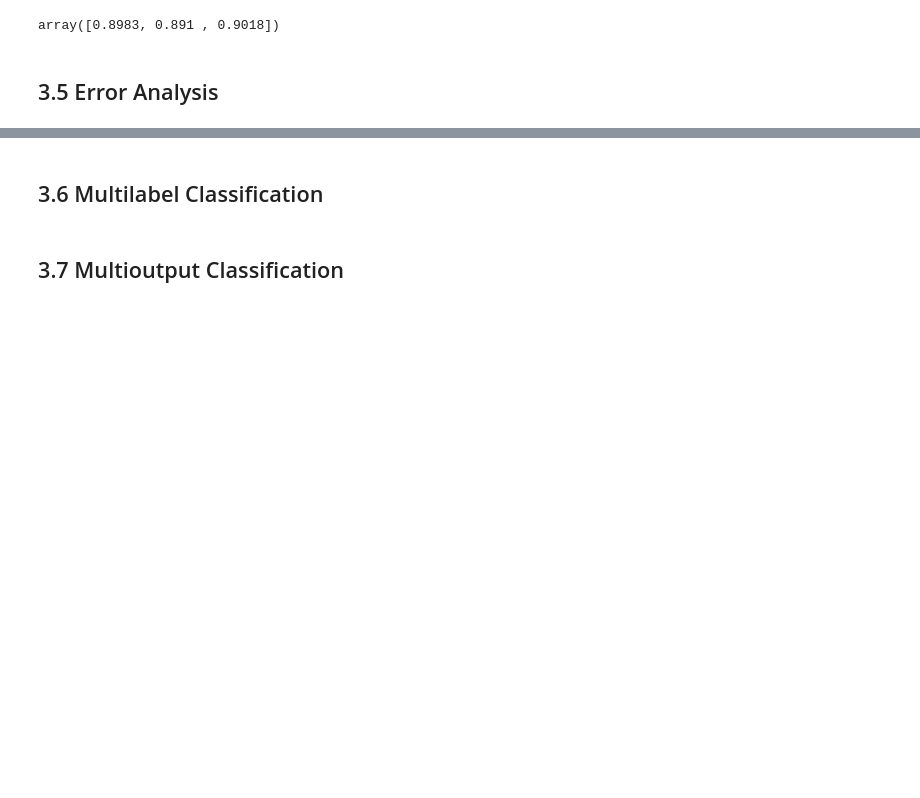
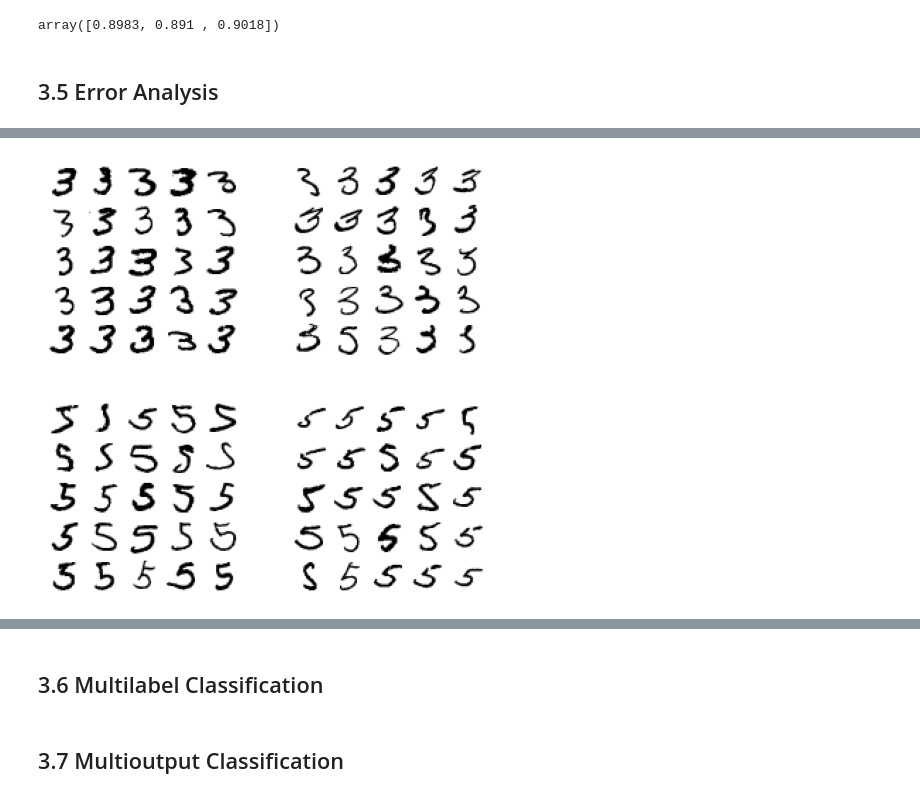
Before and after one commit to Brandon-Luong/Hands-On-Machine-Learning, a Jupyter notebook: 3-Classification.ipynb, the cells around one changed output, grey strips where cells are left out. Saved outputs shown, nothing was run; the diff lists cells and outputs as text; code cells hidden in the pictures; blank space fills up the shorter version.

```diff
--- a/3-Classification.ipynb
+++ b/3-Classification.ipynb
@@ -464,0 +521,36 @@ array([0.8983, 0.891 , 0.9018])
+# %%
+# COPIED FROM ACCOMPANYING JUPYTER NOTEBOOK
+# Added '.values' to .reshape as .reshape has been depreciated
+# Added _, and '.iterrows()' to iterate dataframe columns=_ and rows=instance
+
+# EXTRA
+def plot_digits(instances, images_per_row=10, **options):
+    size = 28
+    images_per_row = min(len(instances), images_per_row)
+    images = [instance.values.reshape(size,size) for _, instance in instances.iterrows()]
+    n_rows = (len(instances) - 1) // images_per_row + 1
+    row_images = []
+    n_empty = n_rows * images_per_row - len(instances)
+    images.append(np.zeros((size, size * n_empty)))
+    for row in range(n_rows):
+        rimages = images[row * images_per_row : (row + 1) * images_per_row]
+        row_images.append(np.concatenate(rimages, axis=1))
+    image = np.concatenate(row_images, axis=0)
+    plt.imshow(image, cmap = mpl.cm.binary, **options)
+    plt.axis("off")
+# %%
+cl_a, cl_b = 3, 5
+X_aa = X_train[(y_train == cl_a) & (y_train_pred == cl_a)]
+X_ab = X_train[(y_train == cl_a) & (y_train_pred == cl_b)]
+X_ba = X_train[(y_train == cl_b) & (y_train_pred == cl_a)]
+X_bb = X_train[(y_train == cl_b) & (y_train_pred == cl_b)]
+
+# plot_digits code only found in accompanying Jupyter Notebook
+plt.figure(figsize=(8,8))
+plt.subplot(221); plot_digits(X_aa[0:25], images_per_row=5)
+plt.subplot(222); plot_digits(X_ab[0:25], images_per_row=5)
+plt.subplot(223); plot_digits(X_ba[0:25], images_per_row=5)
+plt.subplot(224); plot_digits(X_bb[0:25], images_per_row=5)
+plt.show()
+# %% [output]
+[figure, added]
```
Also changed, not shown: parts of 12 cells of this notebook.
